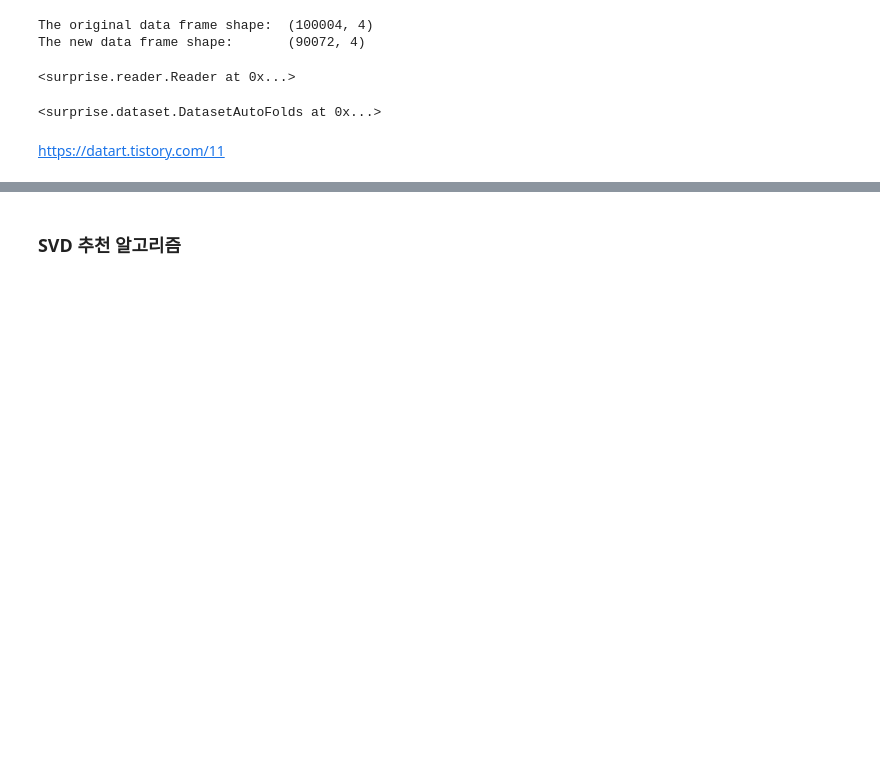
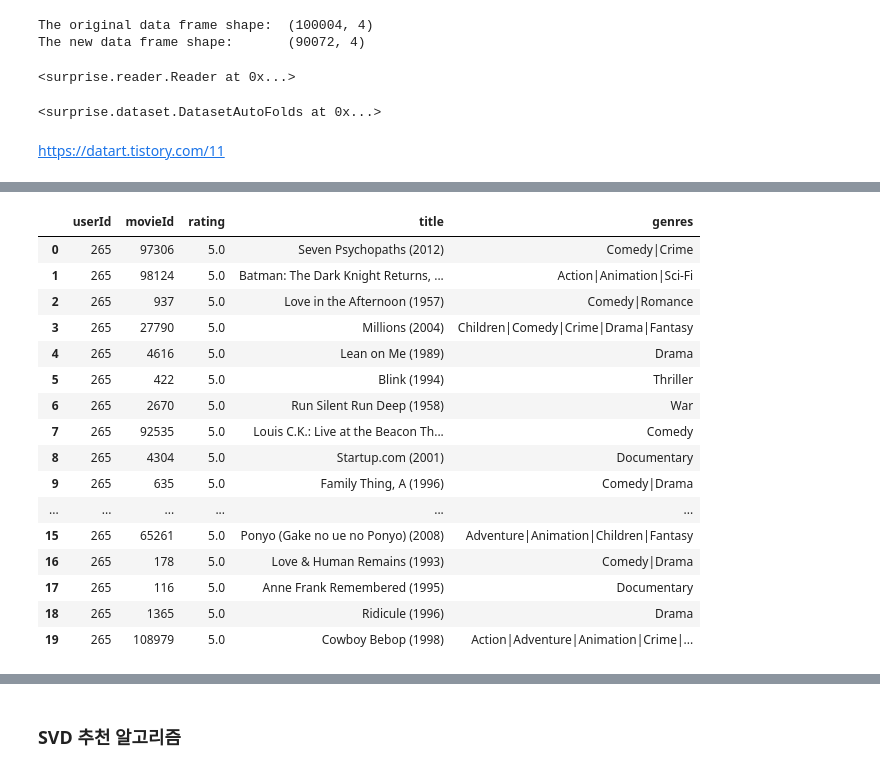
Before and after one commit to kiakass/recommendation, a Jupyter notebook: CF_recommendation_KNN_SVD.ipynb, the cells around one changed output, grey strips where cells are left out. Cells and saved outputs as stored; diff of their text form; code cells hidden in the pictures; blank space fills up the shorter version.

```diff
--- a/CF_recommendation_KNN_SVD.ipynb
+++ b/CF_recommendation_KNN_SVD.ipynb
@@ -182,6 +292,34 @@ reader= Reader(rating_scale=(0.5,5.0))
 # %%
 reader = Reader(rating_scale=(1,5)) # rating_scale을 명시해주는 코드.
 data = Dataset.load_from_df(ratings_new[['userId', 'movieId', 'rating']], reader)
+# %%
+# User 영화 추출 함수
+def recommand_movie(userId,cnt):
+    userId=userId
+    cnt=cnt
+
+    # rating 에서 시청한 userId, movieId 추출
+    df_movieid_for_uid=ratings[(ratings['userId'] == userId)][['userId','movieId']]
+
+
+    # userId가 시청한 movieId 를 제외한 movieId를 추출
+    df_movieid_for_uid_omit=movies[~movies['movieId'].isin(df_movieid_for_uid['movieId'])]
+    recommand = df_movieid_for_uid_omit[['movieId']].values.reshape(-1)
+    #print('ratings : ',ratings.shape,'df_movieid_for_uid :', df_movieid_for_uid.shape,df_movieid_for_uid_omit.shape, 'recommand :', recommand.shape,'\n')
+
+    # 시청하지 않은 movieId의 점수를 예측함
+    recm=pd.DataFrame(columns=['userId','movieId','x','rating','desc'])
+    for j in recommand:
+        a,b,c,d,e=algo.predict(userId,j,)
+        e={'was_impossible':e['was_impossible']} # desc output 이상데이터처리
+        k=pd.DataFrame({'userId':a,'movieId':b,'x':c,'rating':d,'desc':e}).reset_index()
+        recm=recm.append(k)
+
+    # rating 상위 20개 영화 추출
+    recm = recm[['userId','movieId','rating']].sort_values('rating',ascending=False).head(cnt)
+    print(recm)
+
+    return recm
 # %%
 # 알고리즘 : k-nearest neighbor (최근접이웃)
 from surprise.model_selection import train_test_split
@@ -205,0 +349,3 @@ RMSE: 0.9695
+# %%
+# 선호 영화 예측
+recm1=recommand_movie(265,20)  # userId, cnt(추천콘텐츠갯수)
@@ -206,3 +370,24 @@ RMSE: 0.9695
+# %%
+# 추천 영화 List
+pd.merge(recm1, movies, on='movieId')
+# %% [output]
+|  | userId | movieId | rating | title | genres |
+| 0 | 265 | 97306 | 5.0 | Seven Psychopaths (2012) | Comedy|Crime |
+| 1 | 265 | 98124 | 5.0 | Batman: The Dark Knight Returns, ... | Action|Animation|Sci-Fi |
+| 2 | 265 | 937 | 5.0 | Love in the Afternoon (1957) | Comedy|Romance |
+| 3 | 265 | 27790 | 5.0 | Millions (2004) | Children|Comedy|Crime|Drama|Fantasy |
+| 4 | 265 | 4616 | 5.0 | Lean on Me (1989) | Drama |
+| 5 | 265 | 422 | 5.0 | Blink (1994) | Thriller |
+| 6 | 265 | 2670 | 5.0 | Run Silent Run Deep (1958) | War |
+| 7 | 265 | 92535 | 5.0 | Louis C.K.: Live at the Beacon Th... | Comedy |
+| 8 | 265 | 4304 | 5.0 | Startup.com (2001) | Documentary |
+| 9 | 265 | 635 | 5.0 | Family Thing, A (1996) | Comedy|Drama |
+| ... | ... | ... | ... | ... | ... |
+| 15 | 265 | 65261 | 5.0 | Ponyo (Gake no ue no Ponyo) (2008) | Adventure|Animation|Children|Fantasy |
+| 16 | 265 | 178 | 5.0 | Love & Human Remains (1993) | Comedy|Drama |
+| 17 | 265 | 116 | 5.0 | Anne Frank Remembered (1995) | Documentary |
+| 18 | 265 | 1365 | 5.0 | Ridicule (1996) | Drama |
+| 19 | 265 | 108979 | 5.0 | Cowboy Bebop (1998) | Action|Adventure|Animation|Crime|... |
 # %%
 def cf_knn_pearson_recommand(userId, k_cnt, m_cnt):
 
```
Also changed, not shown: parts of 24 cells of this notebook.
